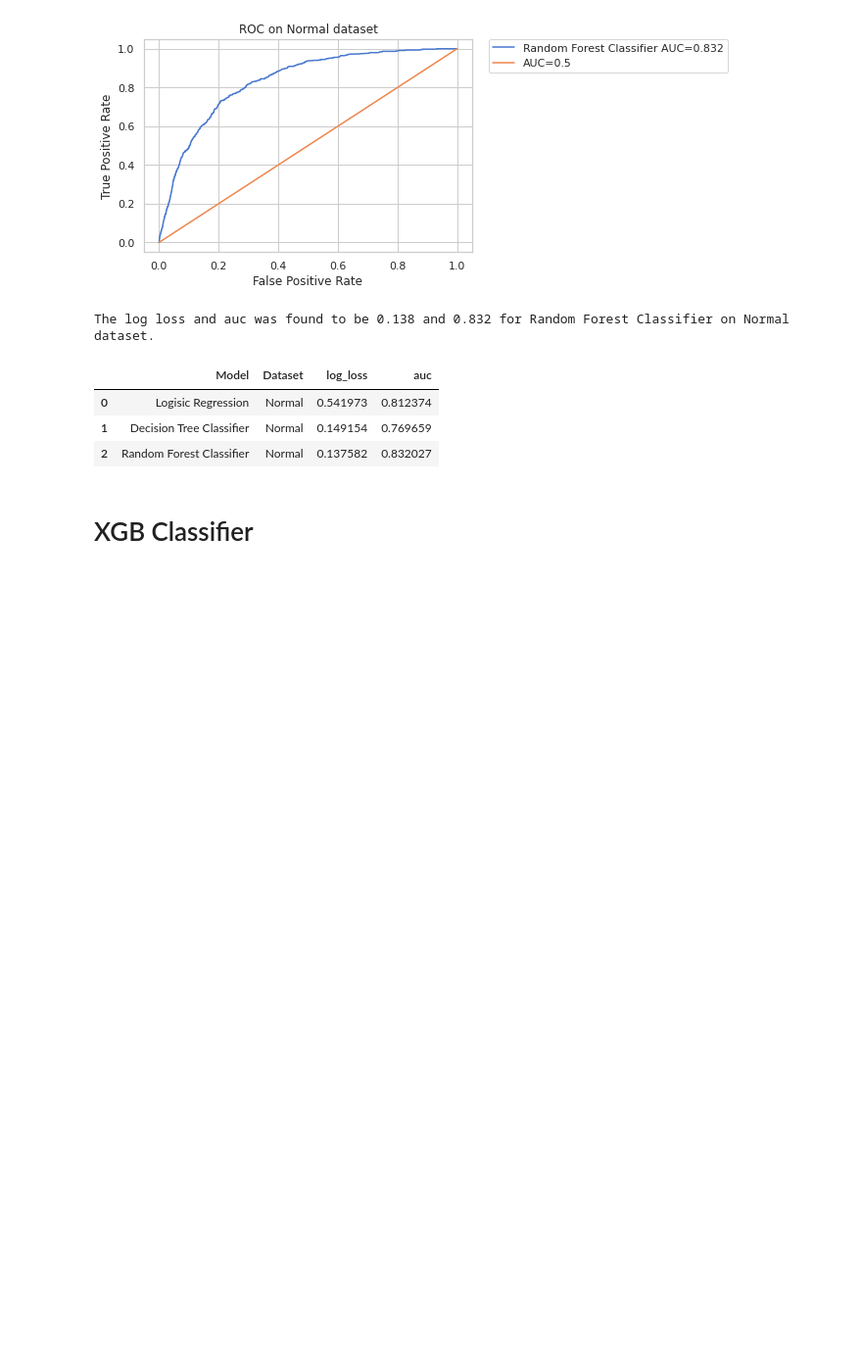
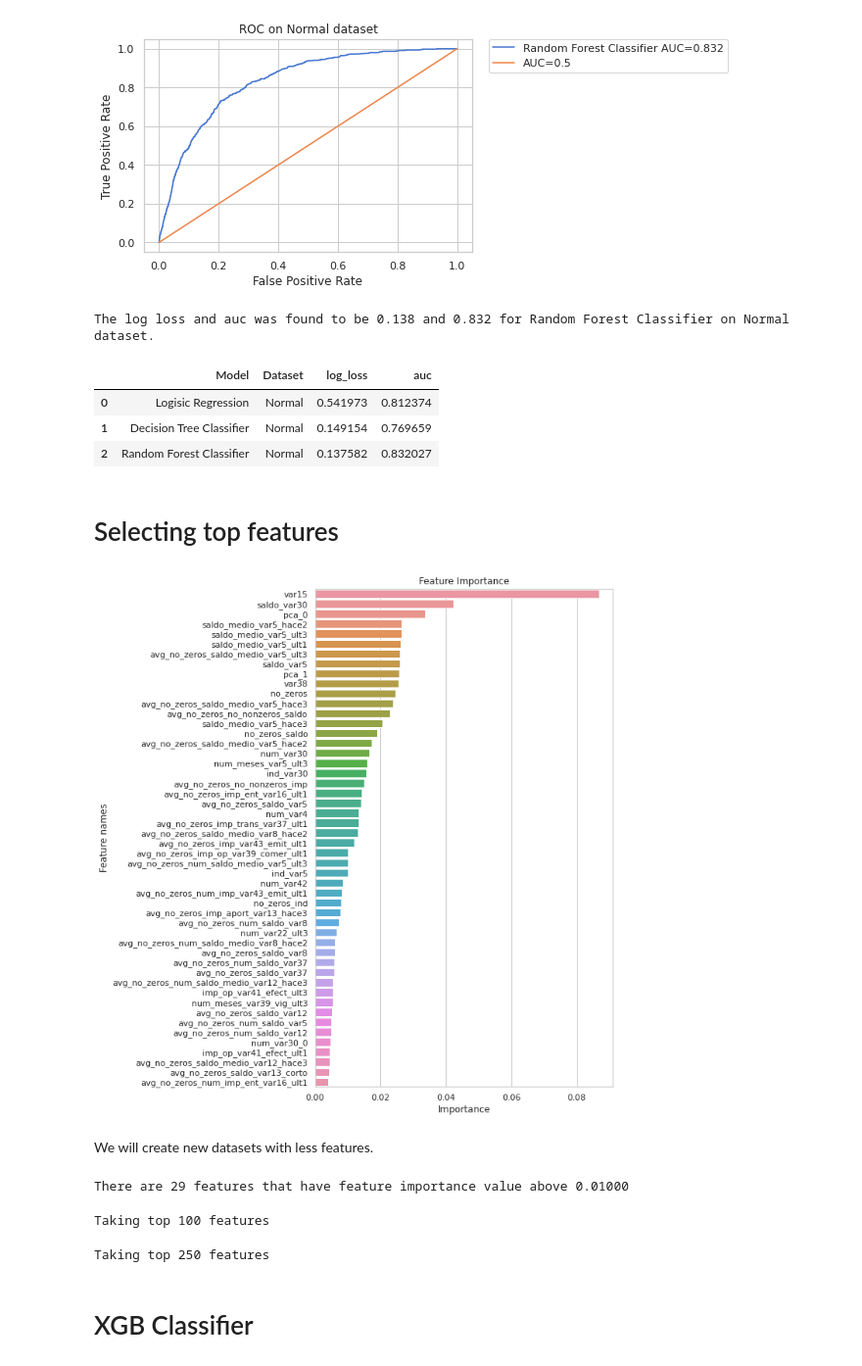
Before and after one commit to agno-nymous/Santander-Customer-Satisfaction, a Jupyter notebook: Modelling_Normal.ipynb, the cells around one changed output. Shown at 98% size. Saved outputs shown, nothing was run; the diff lists cells and outputs as text; code cells hidden in the pictures; blank space fills up the shorter version.

```diff
--- a/Modelling_Normal.ipynb
+++ b/Modelling_Normal.ipynb
@@ -114,0 +121,13 @@ def plot_auc(y_true,y_pred,label,dataset=dataset):
+# %%
+def plot_feature_importance(df,feat_imp,top=20,size=(6,6)):
+    """
+    getting most important top features if df and feature_importance array is passed
+    """
+    top_indices = np.argsort(feat_imp)[::-1][:top] #getting the indices with top feature importace
+    most_important_feat = df.columns[top_indices] #getiing the columns names
+    plt.figure(figsize=size)
+    sns.barplot(x=feat_imp[top_indices],y=most_important_feat) #plotting feature importance
+    plt.title('Feature Importance')
+    plt.xlabel('Importance')
+    plt.ylabel("Feature names")
+    plt.show()
@@ -346,6 +369,44 @@ result_df
 | 0 | Logisic Regression | Normal | 0.541973 | 0.812374 |
 | 1 | Decision Tree Classifier | Normal | 0.149154 | 0.769659 |
 | 2 | Random Forest Classifier | Normal | 0.137582 | 0.832027 |
+# %% [markdown]
+# Selecting top features
+# %%
+plot_feature_importance(X_train,model.feature_importances_,top=50,size=(7,12))
+# %% [output]
+[figure, added]
+# %% [markdown]
+We will create new datasets with less features.
+# %%
+#getting features that have >=0.01 feature importance value.
+top=0.01
+features = get_top_features(X_train,model.feature_importances_,top=top)
+print("There are %i features that have feature importance value above %.5f"%(len(features),top))
+X_train_01 = X_train[features].copy()
+X_val_01 = X_val[features].copy()
+X_test_01 = X_val[features].copy()
+# %% [output]
+There are 29 features that have feature importance value above 0.01000
+# %%
+#getting top k features
+top=100
+features = get_top_features(X_train,model.feature_importances_,top=top)
+print("Taking top %i features"%(top))
+X_train_100 = X_train[features].copy()
+X_val_100 = X_val[features].copy()
+X_test_100 = X_val[features].copy()
+# %% [output]
+Taking top 100 features
+# %%
+#getting top k features
+top=250
+features = get_top_features(X_train,model.feature_importances_,top=top)
+print("Taking top %i features"%(top))
+X_train_200 = X_train[features].copy()
+X_val_200 = X_val[features].copy()
+X_test_200 = X_val[features].copy()
+# %% [output]
+Taking top 250 features
 # %% [markdown]
 # XGB Classifier
 # %%
```
Also changed, not shown: parts of 62 cells of this notebook.
